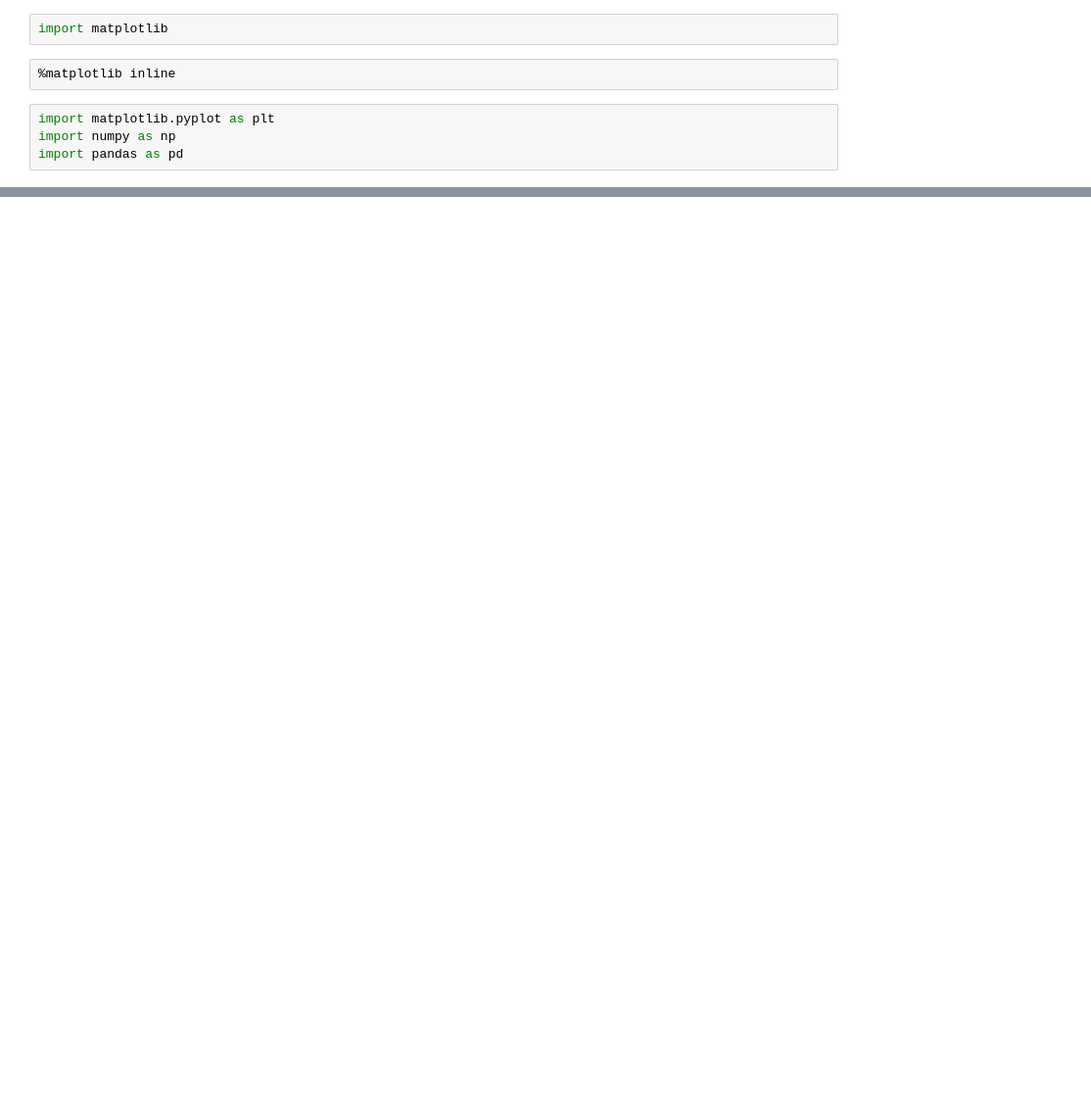
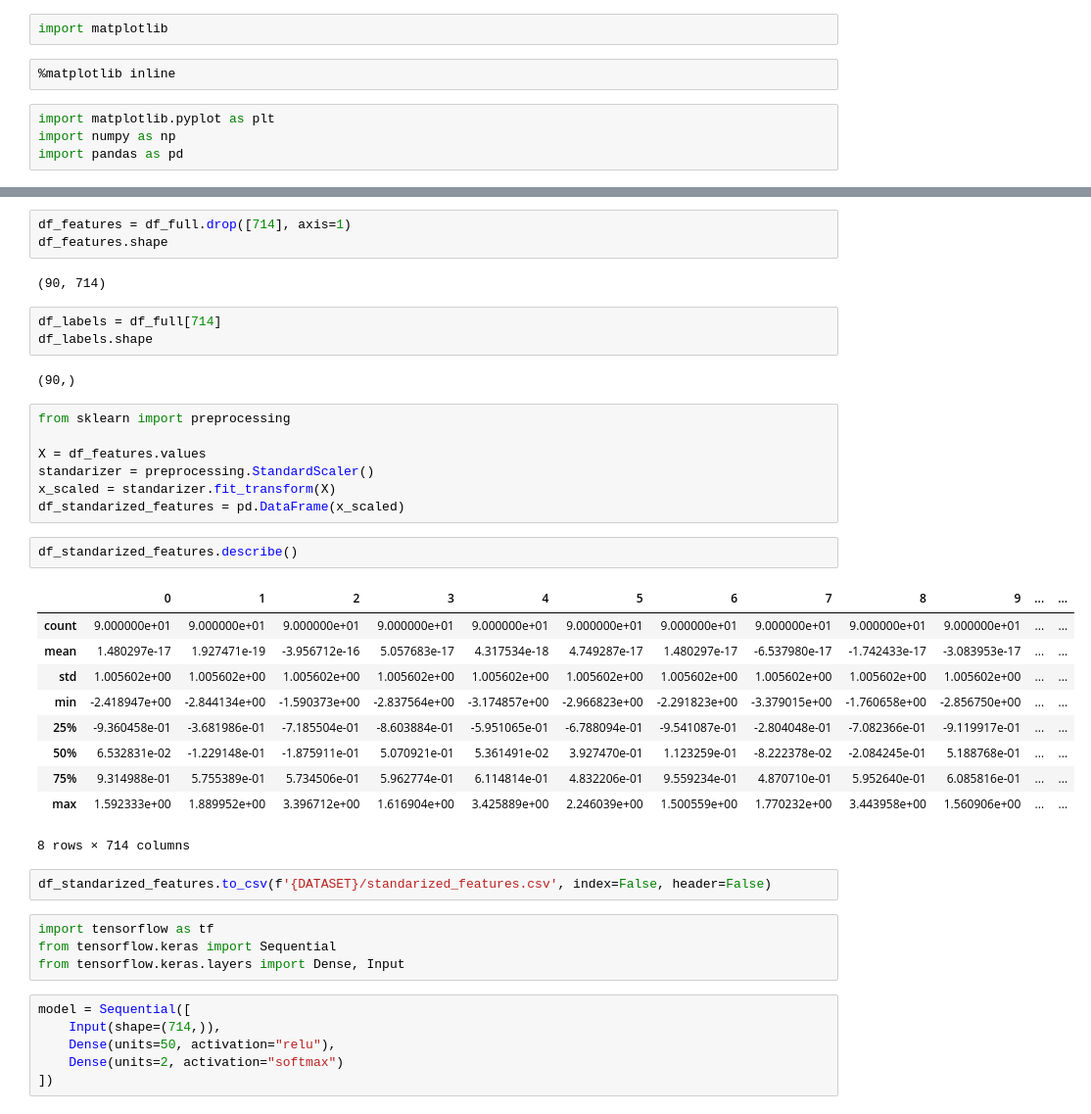
Before and after one commit to saidPolancoUPV/magic-wand-arduino-33-ble-sense, a Jupyter notebook: notebook/magic_wand_model.ipynb, the cells around one changed output, grey strips where cells are left out. Shown: that part at 98% size. Saved outputs shown, nothing was run; the diff lists cells and outputs as text; blank space fills up the shorter version.

```diff
--- a/notebook/magic_wand_model.ipynb
+++ b/notebook/magic_wand_model.ipynb
@@ -47,0 +95,42 @@ plt.show()
+# %%
+df_features = df_full.drop([714], axis=1)
+df_features.shape
+# %% [output]
+(90, 714)
+# %%
+df_labels = df_full[714]
+df_labels.shape
+# %% [output]
+(90,)
+# %%
+from sklearn import preprocessing
+
+X = df_features.values
+standarizer = preprocessing.StandardScaler()
+x_scaled = standarizer.fit_transform(X)
+df_standarized_features = pd.DataFrame(x_scaled)
+# %%
+df_standarized_features.describe()
+# %% [output]
+|  | 0 | 1 | 2 | 3 | 4 | 5 | 6 | 7 | 8 | 9 | ... | ... |
+| count | 9.000000e+01 | 9.000000e+01 | 9.000000e+01 | 9.000000e+01 | 9.000000e+01 | 9.000000e+01 | 9.000000e+01 | 9.000000e+01 | 9.000000e+01 | 9.000000e+01 | ... | ... |
+| mean | 1.480297e-17 | 1.927471e-19 | -3.956712e-16 | 5.057683e-17 | 4.317534e-18 | 4.749287e-17 | 1.480297e-17 | -6.537980e-17 | -1.742433e-17 | -3.083953e-17 | ... | ... |
+| std | 1.005602e+00 | 1.005602e+00 | 1.005602e+00 | 1.005602e+00 | 1.005602e+00 | 1.005602e+00 | 1.005602e+00 | 1.005602e+00 | 1.005602e+00 | 1.005602e+00 | ... | ... |
+| min | -2.418947e+00 | -2.844134e+00 | -1.590373e+00 | -2.837564e+00 | -3.174857e+00 | -2.966823e+00 | -2.291823e+00 | -3.379015e+00 | -1.760658e+00 | -2.856750e+00 | ... | ... |
+| 25% | -9.360458e-01 | -3.681986e-01 | -7.185504e-01 | -8.603884e-01 | -5.951065e-01 | -6.788094e-01 | -9.541087e-01 | -2.804048e-01 | -7.082366e-01 | -9.119917e-01 | ... | ... |
+| 50% | 6.532831e-02 | -1.229148e-01 | -1.875911e-01 | 5.070921e-01 | 5.361491e-02 | 3.927470e-01 | 1.123259e-01 | -8.222378e-02 | -2.084245e-01 | 5.188768e-01 | ... | ... |
+| 75% | 9.314988e-01 | 5.755389e-01 | 5.734506e-01 | 5.962774e-01 | 6.114814e-01 | 4.832206e-01 | 9.559234e-01 | 4.870710e-01 | 5.952640e-01 | 6.085816e-01 | ... | ... |
+| max | 1.592333e+00 | 1.889952e+00 | 3.396712e+00 | 1.616904e+00 | 3.425889e+00 | 2.246039e+00 | 1.500559e+00 | 1.770232e+00 | 3.443958e+00 | 1.560906e+00 | ... | ... |
+8 rows × 714 columns
+# %%
+df_standarized_features.to_csv(f'{DATASET}/standarized_features.csv', index=False, header=False)
+# %%
+import tensorflow as tf
+from tensorflow.keras import Sequential
+from tensorflow.keras.layers import Dense, Input
+# %%
+model = Sequential([
+    Input(shape=(714,)),
+    Dense(units=50, activation="relu"),
+    Dense(units=2, activation="softmax")
+])
```
Also changed, not shown: parts of 10 cells of this notebook, 14 other files.
